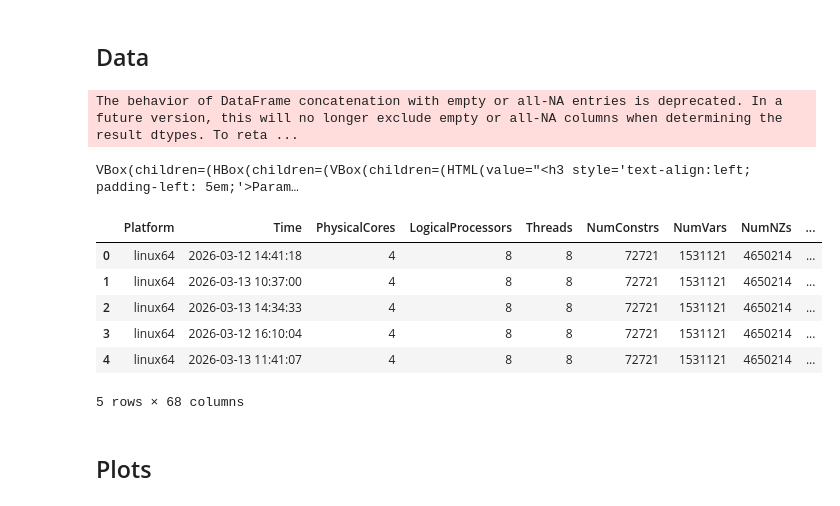
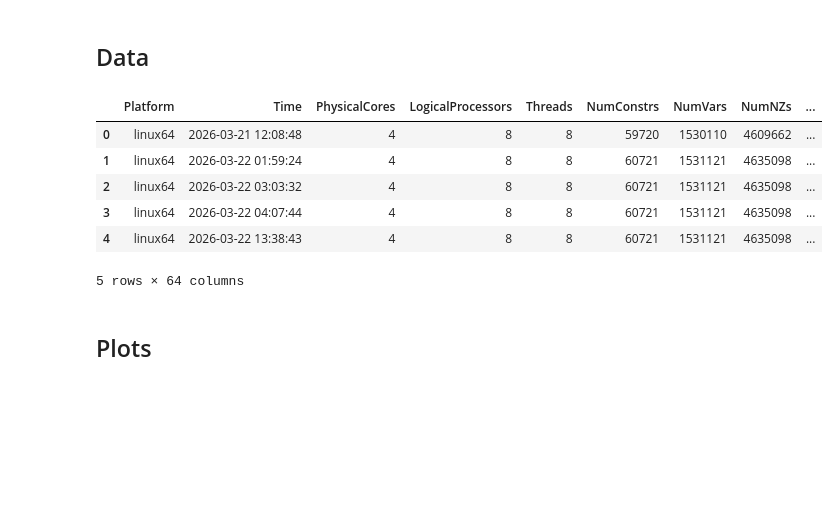
Before and after one commit to pedrodilallo/projeto_logistica_atr, a Jupyter notebook: log_analysis.ipynb, the cells around one changed output. Saved outputs shown, nothing was run; the diff lists cells and outputs as text; code cells hidden in the pictures; blank space fills up the shorter version.

```diff
--- a/log_analysis.ipynb
+++ b/log_analysis.ipynb
@@ -13,30 +13,25 @@ import re
 # %% [markdown]
 ## Data
 # %%
-log_files = glob.glob("logs/*.log", recursive=True)
+log_files = glob.glob("logs_fast/*.log", recursive=True)
 results = glt.parse(log_files)
 summary = results.summary()
 nodelog_progress = results.progress("nodelog")
-
-glt.plot(nodelog_progress, x="Time", y="Gap", color="LogFilePath", type="line")
-# %% [output]
-The behavior of DataFrame concatenation with empty or all-NA entries is deprecated. In a future version, this will no longer exclude empty or all-NA columns when determining the result dtypes. To reta ...
-VBox(children=(HBox(children=(VBox(children=(HTML(value="<h3 style='text-align:left; padding-left: 5em;'>Param…
 # %%
 summary['blocks'] = summary['LogFilePath'].str.extract(r'(\d+)B').astype(float)
 summary['fronts'] = summary['LogFilePath'].str.extract(r'(\d+)F').astype(float)
 summary['gamma']  = summary['LogFilePath'].str.extract(r'gamma_(\d+d\d+)')[0].str.replace('d', '.').astype(float)
 summary['theta']  = summary['LogFilePath'].str.extract(r'theta(\d+d\d+)')[0].str.replace('d', '.').astype(float)
-
+summary['gamma'] = summary['gamma'].fillna(0)
 summary.head(5)
 # %% [output]
 |  | Platform | Time | PhysicalCores | LogicalProcessors | Threads | NumConstrs | NumVars | NumNZs | ... |
-| 0 | linux64 | 2026-03-12 14:41:18 | 4 | 8 | 8 | 72721 | 1531121 | 4650214 | ... |
-| 1 | linux64 | 2026-03-13 10:37:00 | 4 | 8 | 8 | 72721 | 1531121 | 4650214 | ... |
-| 2 | linux64 | 2026-03-13 14:34:33 | 4 | 8 | 8 | 72721 | 1531121 | 4650214 | ... |
-| 3 | linux64 | 2026-03-12 16:10:04 | 4 | 8 | 8 | 72721 | 1531121 | 4650214 | ... |
-| 4 | linux64 | 2026-03-13 11:41:07 | 4 | 8 | 8 | 72721 | 1531121 | 4650214 | ... |
+| 0 | linux64 | 2026-03-21 12:08:48 | 4 | 8 | 8 | 59720 | 1530110 | 4609662 | ... |
+| 1 | linux64 | 2026-03-22 01:59:24 | 4 | 8 | 8 | 60721 | 1531121 | 4635098 | ... |
+| 2 | linux64 | 2026-03-22 03:03:32 | 4 | 8 | 8 | 60721 | 1531121 | 4635098 | ... |
+| 3 | linux64 | 2026-03-22 04:07:44 | 4 | 8 | 8 | 60721 | 1531121 | 4635098 | ... |
+| 4 | linux64 | 2026-03-22 13:38:43 | 4 | 8 | 8 | 60721 | 1531121 | 4635098 | ... |
-5 rows × 68 columns
+5 rows × 64 columns
 # %% [markdown]
 ## Plots
 # %% [markdown]
```
Also changed, not shown: parts of 6 cells of this notebook, 38 other files.
